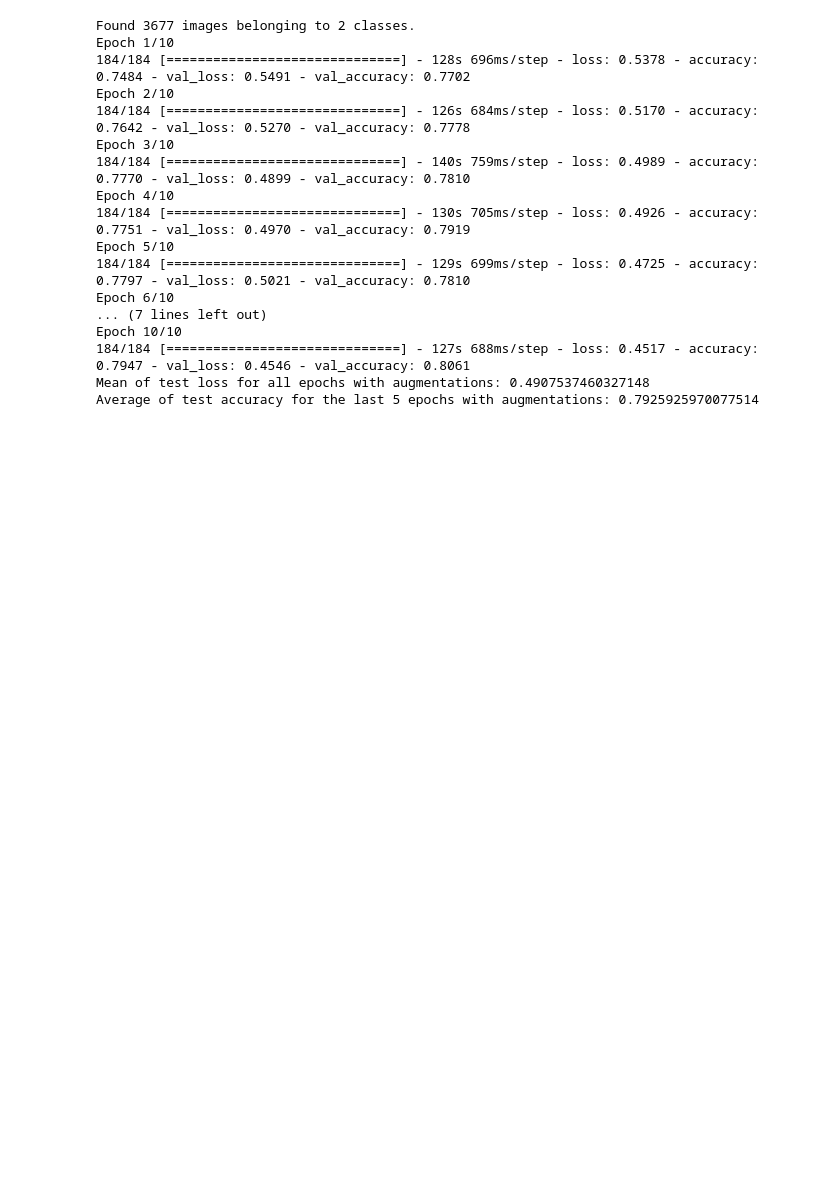
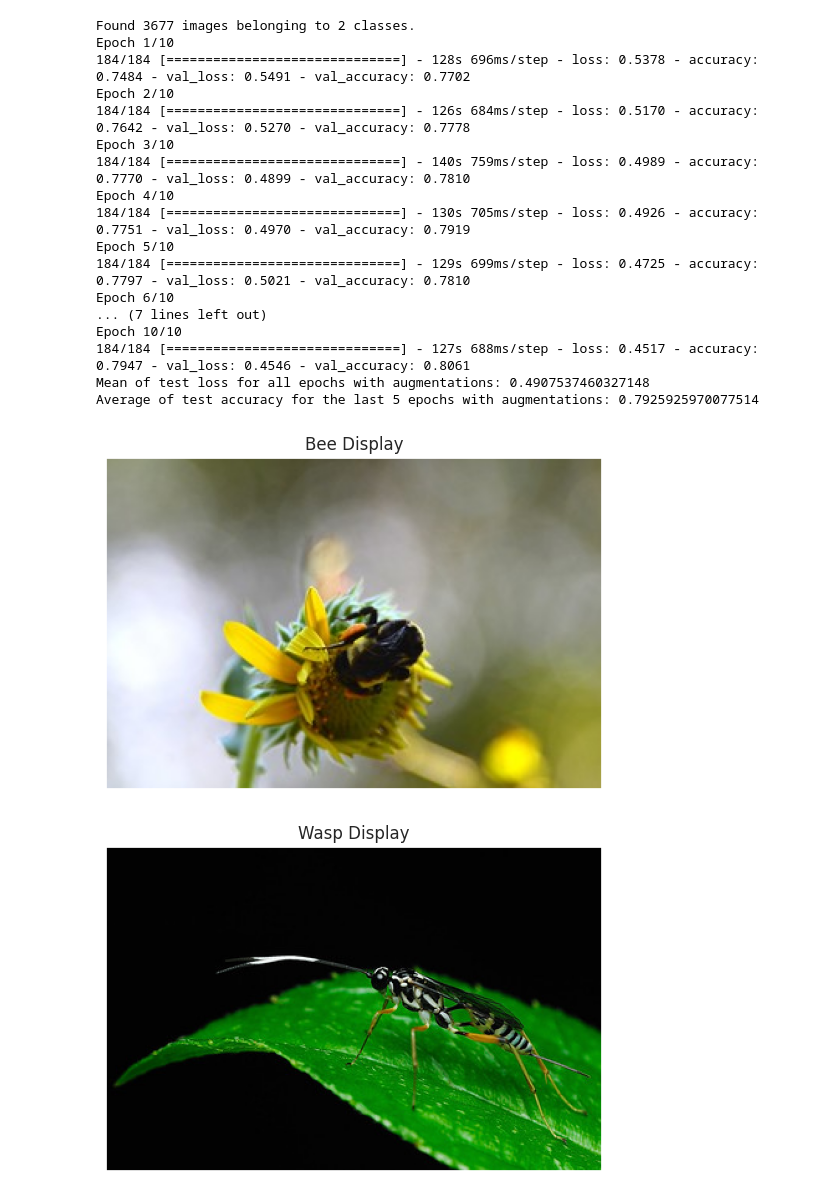
Before and after one commit to TWOCHE/deep_learning, a Jupyter notebook: bee_wasp_classification_deeplearning.ipynb, the cells around one changed output. Cells and saved outputs as stored; diff of their text form; code cells hidden in the pictures; blank space fills up the shorter version.

```diff
--- a/bee_wasp_classification_deeplearning.ipynb
+++ b/bee_wasp_classification_deeplearning.ipynb
@@ -213,3 +213,33 @@ Epoch 10/10
 184/184 [==============================] - 127s 688ms/step - loss: 0.4517 - accuracy: 0.7947 - val_loss: 0.4546 - val_accuracy: 0.8061
 Mean of test loss for all epochs with augmentations: 0.4907537460327148
 Average of test accuracy for the last 5 epochs with augmentations: 0.7925925970077514
+# %%
+# Visualize one image from each class - ['bee', 'wasp']
+bpic = './data/data/train/bee/9390292664_e29f6880fa_n.jpg'
+wpic = './data/data/train/wasp/4684080917_d693cbd2b0_w.jpg'
+
+absolute_path_bee = os.path.abspath('./data/data/train/bee/9390292664_e29f6880fa_n.jpg')
+try:
+    img = cv2.imread(absolute_path_bee)
+    img = cv2.cvtColor(img, cv2.COLOR_BGR2RGB)
+    plt.imshow(img)
+    plt.title("Bee Display")
+    plt.xticks([]), plt.yticks([])
+    plt.show()
+except Exception as e:
+    print(f"Error loading or displaying image: {e}")
+
+
+absolute_path_wasp = os.path.abspath('./data/data/train/wasp/4684080917_d693cbd2b0_w.jpg')
+try:
+    img = cv2.imread(absolute_path_wasp)
+    img = cv2.cvtColor(img, cv2.COLOR_BGR2RGB)
+    plt.imshow(img)
+    plt.title("Wasp Display")
+    plt.xticks([]), plt.yticks([])
+    plt.show()
+except Exception as e:
+    print(f"Error loading or displaying image: {e}")
+# %% [output]
+[figure, added]
+[figure, added]
```
Also changed, not shown: parts of 1 cell of this notebook.
